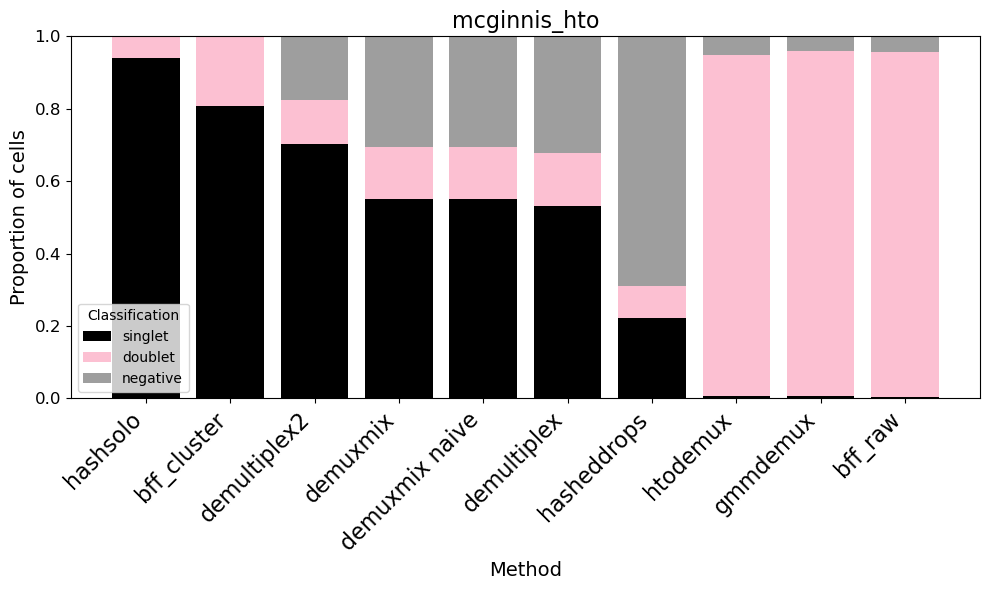
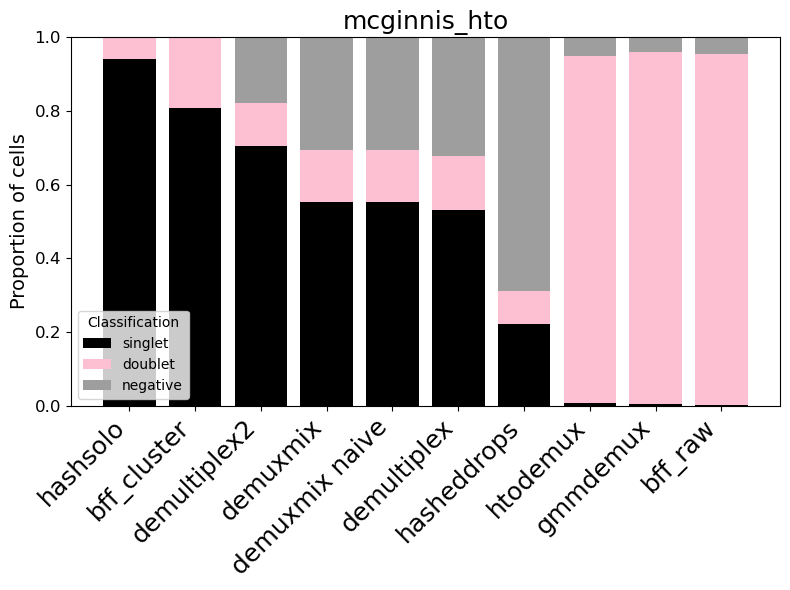
The change to this notebook cell's code, shown as a diff; its figure went from the first image to the second:
--- before
+++ after
@@ -38,5 +38,5 @@
     pivot = pivot[col_order]
 
-    fig, ax = plt.subplots(figsize=(10, 6))
+    fig, ax = plt.subplots(figsize=(8, 6))
     bottom = pd.Series([0] * len(pivot), index=pivot.index)
 
@@ -57,10 +57,10 @@
             bbox=dict(boxstyle='round', facecolor='lightgray', alpha=0.5))
 
-    ax.set_xlabel('Method', fontsize=14)
+    #ax.set_xlabel('Method', fontsize=14)
     ax.set_ylabel('Proportion of cells', fontsize=14)
-    ax.set_title(dataset, fontsize=16)
+    ax.set_title(dataset, fontsize=18)
     ax.set_ylim(0, 1)
     ax.legend(title='Classification')
-    plt.xticks(rotation=45, ha='right', fontsize=16)
+    plt.xticks(rotation=45, ha='right', fontsize=18)
     plt.yticks(fontsize=12)
     plt.tight_layout()

Commit: resize figures